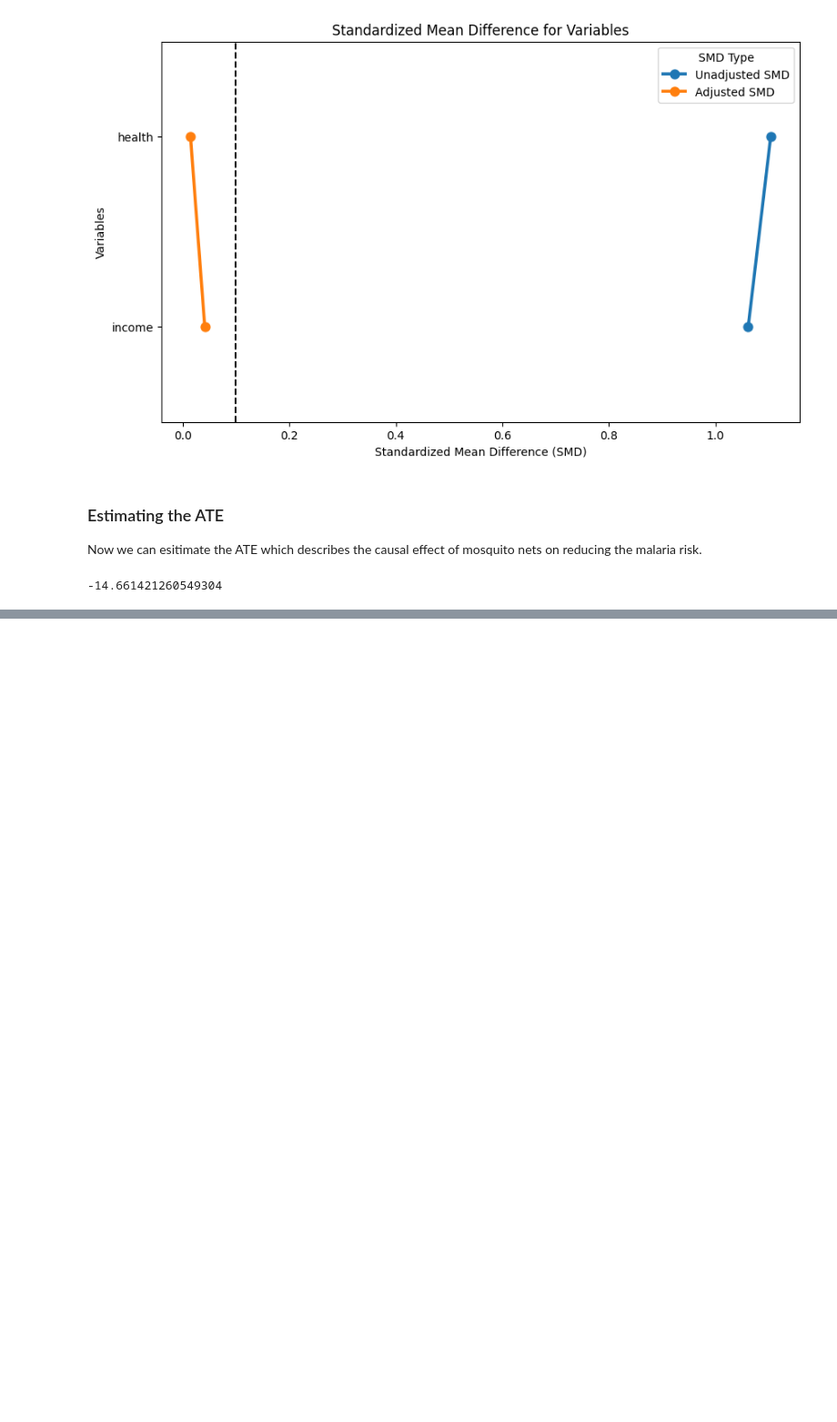
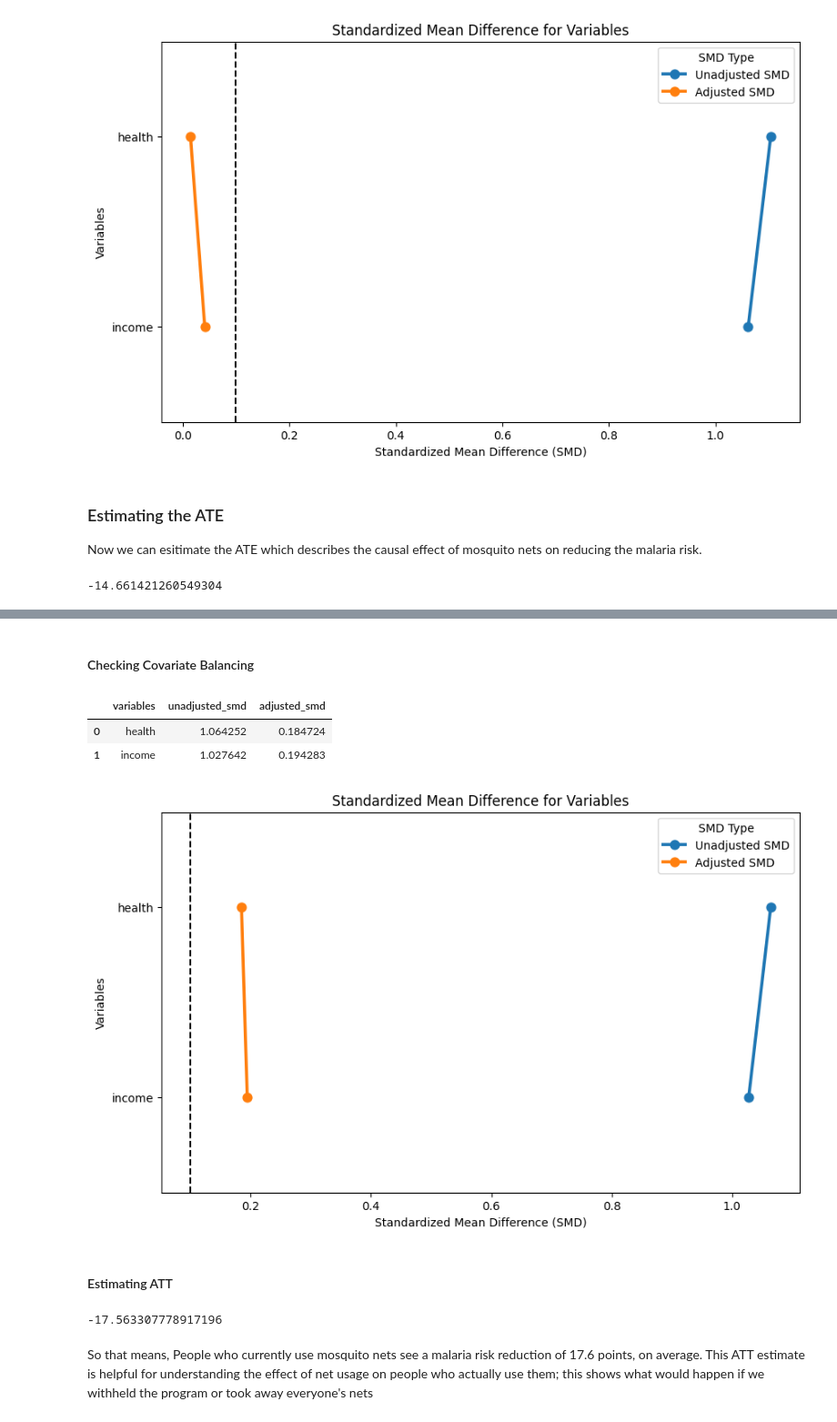
Before and after one commit to shafayetShafee/skmiscpy, a Jupyter notebook: docs/example.ipynb, the cells around one changed output, grey strips where cells are left out. Shown: that part at 91% size. Cells and saved outputs as stored; diff of their text form; code cells hidden in the pictures; blank space fills up the shorter version.

```diff
--- a/docs/example.ipynb
+++ b/docs/example.ipynb
@@ -169,0 +207,53 @@ So we can say, using a mosquito net reduces the risk of malaria by 14.7 points,
+# %% [markdown]
+#### Checking Covariate Balancing
+# %%
+smd_df_att = compute_smd(
+    data = data_wt_att,
+    vars = ['health', 'income'],
+    group = 'net',
+    wt_var = 'wts_att',
+    estimand = 'ATT'
+)
+
+smd_df_att
+# %% [output]
+|  | variables | unadjusted_smd | adjusted_smd |
+| 0 | health | 1.064252 | 0.184724 |
+| 1 | income | 1.027642 | 0.194283 |
+# %%
+plot_smd(smd_df_att, add_ref_line=True)
+# %% [output]
+[figure, added]
+# %% [markdown]
+#### Estimating ATT
+# %%
+outcome_model_att = (
+    smf.wls(
+        "malaria_risk ~ net",
+        data = data_wt_att,
+        weights = data_wt_att['wts_att']
+    )
+    .fit()
+)
+
+
+treated = nets.loc[nets.net == 1]
+
+# Predict outcomes when net = 1 for treated people
+pred_1 = (
+    outcome_model_att
+        .predict(treated.assign(net = 1))
+)
+
+# Predict outcomes when net = 0 for treated people
+pred_0 = (
+    outcome_model_att
+        .predict(treated.assign(net = 0))
+)
+
+mean_difference = (pred_1 - pred_0).mean()
+print(mean_difference)
+# %% [output]
+-17.563307778917196
+# %% [markdown]
+So that means, People who currently use mosquito nets see a malaria risk reduction of 17.6 points, on average. This ATT estimate is helpful for understanding the effect of net usage on people who actually use them; this shows what would happen if we withheld the program or took away everyone's nets
```
Also changed, not shown: parts of 6 cells of this notebook.
